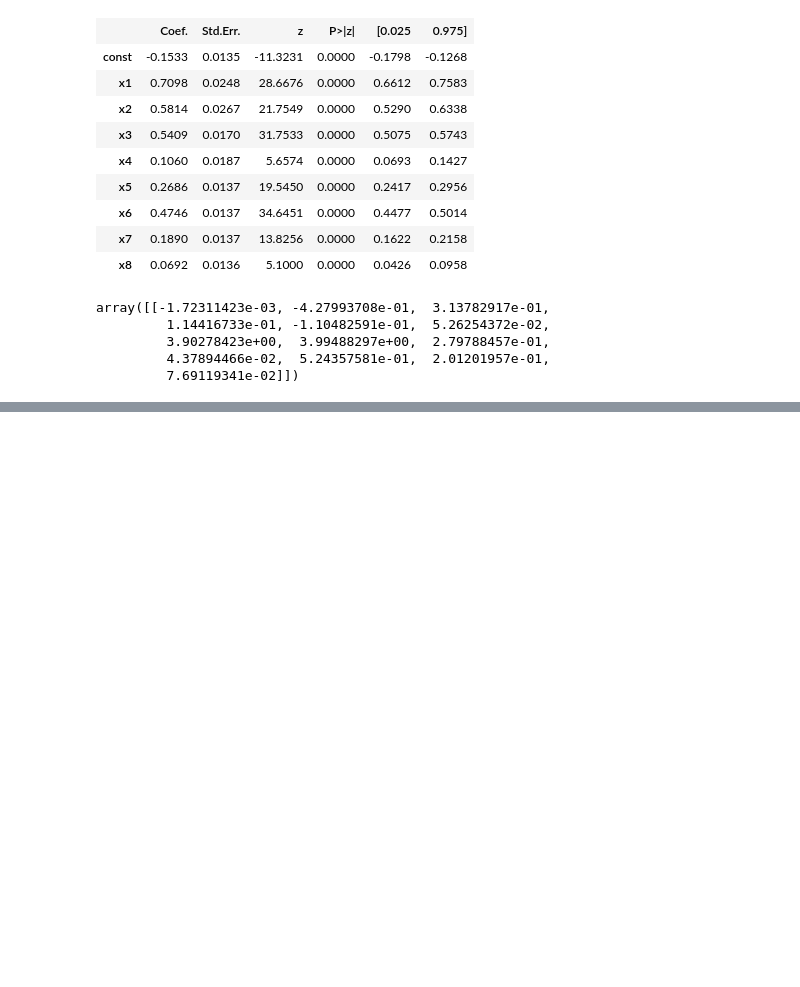
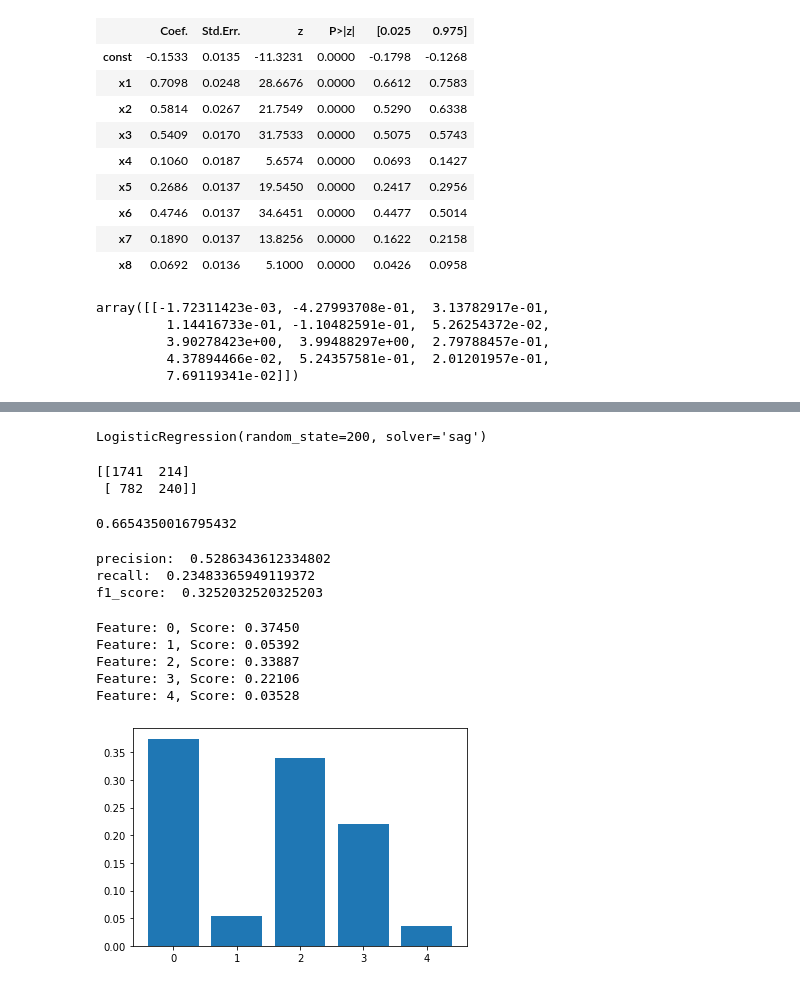
Before and after one commit to unafoca/udacity_ds_capstone, a Jupyter notebook: Starbucks_Capstone_notebook.ipynb, the cells around one changed output, grey strips where cells are left out. Cells and saved outputs as stored; diff of their text form; code cells hidden in the pictures; blank space fills up the shorter version.

```diff
--- a/Starbucks_Capstone_notebook.ipynb
+++ b/Starbucks_Capstone_notebook.ipynb
@@ -1204,0 +1289,6 @@ array([[-1.72311423e-03, -4.27993708e-01,  3.13782917e-01,
+# %%
+# model fit
+classifier = LogisticRegression(random_state = 200, solver='sag')
+classifier.fit(X_train, y_train)
+# %% [output]
+LogisticRegression(random_state=200, solver='sag')
@@ -1204,0 +1298,36 @@ array([[-1.72311423e-03, -4.27993708e-01,  3.13782917e-01,
+# %%
+# confusion matrix and accuracy
+recall_score, f1_score
+cm = confusion_matrix(y_test, y_pred)
+print(cm)
+accuracy_score(y_test, y_pred)
+# %% [output]
+[[1741  214]
+ [ 782  240]]
+0.6654350016795432
+# %%
+# other metrics
+print('precision: ', precision_score(y_test, y_pred))
+print('recall: ', recall_score(y_test, y_pred))
+print('f1_score: ', f1_score(y_test, y_pred))
+# %% [output]
+precision:  0.5286343612334802
+recall:  0.23483365949119372
+f1_score:  0.3252032520325203
+# %%
+# https://pythonguides.com/scikit-learn-logistic-regression/
+
+importance = classifier.coef_[0]
+# summarize feature importance
+for i,v in enumerate(importance):
+    print('Feature: %0d, Score: %.5f' % (i,v))
+# plot feature importance
+plt.bar([x for x in range(len(importance))], importance)
+plt.show()
+# %% [output]
+Feature: 0, Score: 0.37450
+Feature: 1, Score: 0.05392
+Feature: 2, Score: 0.33887
+Feature: 3, Score: 0.22106
+Feature: 4, Score: 0.03528
+[figure, added]
```
Also changed, not shown: parts of 22 cells of this notebook.
